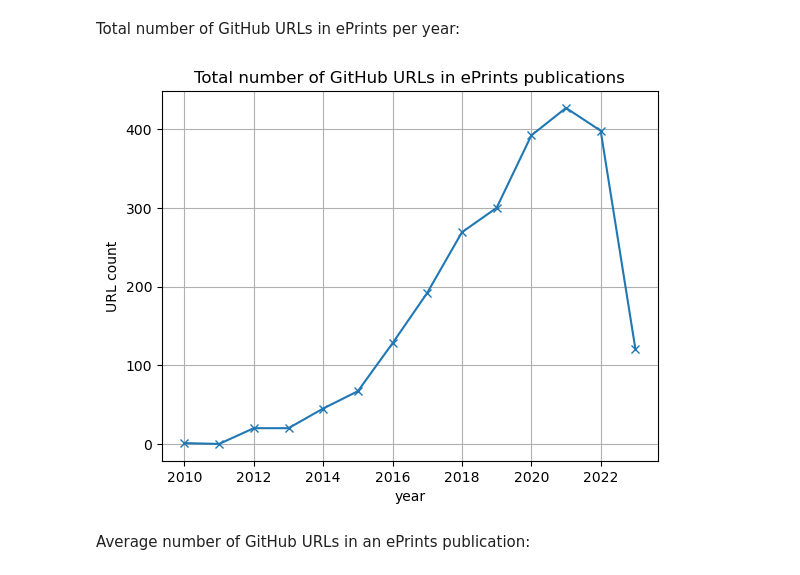
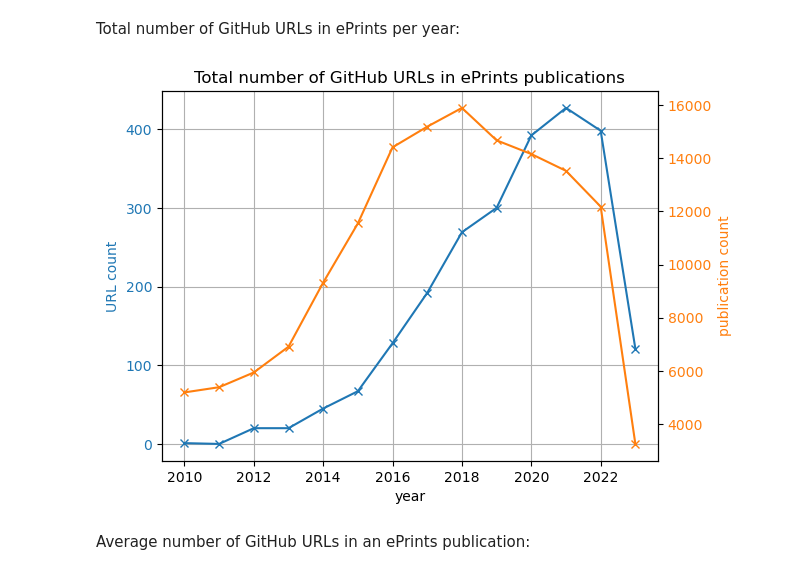
Before and after one commit to softwaresaved/rse-repo-analysis, a Jupyter notebook: analysis/eprints.ipynb, the cells around one changed output. Cells and saved outputs as stored; diff of their text form; code cells hidden in the pictures.

```diff
--- a/analysis/eprints.ipynb
+++ b/analysis/eprints.ipynb
@@ -54,18 +54,33 @@ def clean_dataset(df, remove_duplicate_pdf_mentions, remove_duplicate_pub_mentio
 df = clean_dataset(df, True, True)
 # %% [markdown]
 Total number of GitHub URLs in ePrints per year:
-# %%
-urls_per_year = df.groupby("year")['github_user_cleaned_url'].count()
-urls_per_year.plot(
-    xlabel="year",
-    ylabel="URL count",
-    title="Total number of GitHub URLs in ePrints publications",
-    marker="x",
-    grid=True
-)
-plt.savefig("../data/analysis/overall/github_in_eprints.png")
-# %% [output]
-[figure, removed]
+# %%
+fig, ax1 = plt.subplots()
+colors = ['tab:blue', 'tab:orange']
+urls_per_year = df.groupby("year")['github_user_cleaned_url'].count()
+urls_per_year.plot(
+    ax=ax1,
+    xlabel="year",
+    title="Total number of GitHub URLs in ePrints publications",
+    marker="x",
+    color=colors[0],
+    grid=True
+)
+ax1.tick_params(axis='y', labelcolor=colors[0])
+ax1.set_ylabel("URL count", color=colors[0])
+
+ax2 = ax1.twinx()
+pubs_per_year = df.groupby("year")['pdf_url'].nunique()
+pubs_per_year.plot(
+    ax=ax2,
+    color=colors[1],
+    marker="x"
+)
+ax2.tick_params(axis='y', labelcolor=colors[1])
+ax2.set_ylabel("publication count", color=colors[1])
+fig.savefig("../data/analysis/overall/github_in_eprints.png", bbox_inches="tight")
+# %% [output]
+[figure, added]
 # %% [markdown]
 Average number of GitHub URLs in an ePrints publication:
 # %%
```
Also changed, not shown: parts of 2 cells of this notebook, 4 other files.
